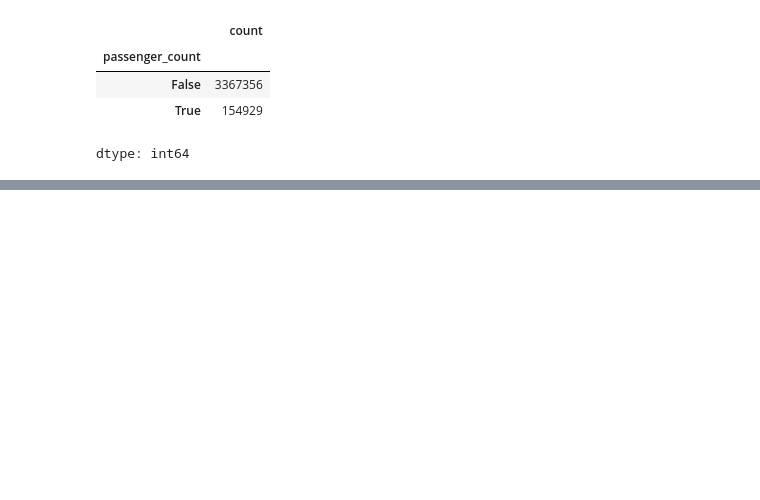
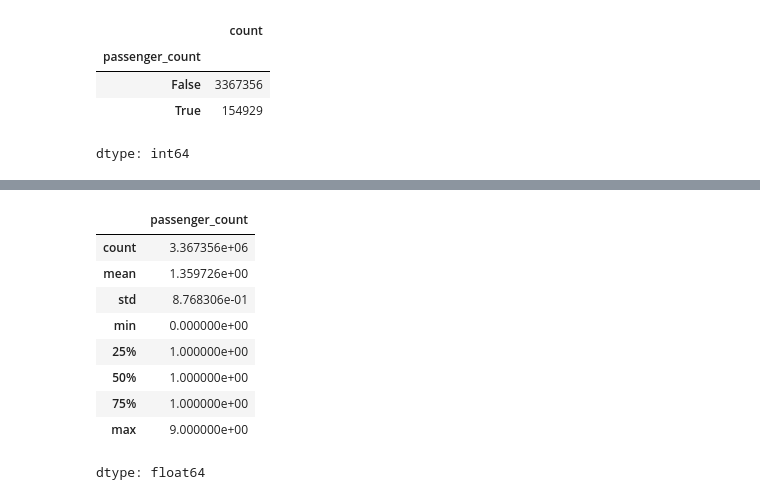
Before and after one commit to CrissRMFI/TA047R-2C2024-GRUPO08, a Jupyter notebook: TA047R_TP1_GRUPOXX_ENTREGA_EJ01.ipynb, the cells around one changed output, grey strips where cells are left out. Cells and saved outputs as stored; diff of their text form; code cells hidden in the pictures; blank space fills up the shorter version.

```diff
--- a/TA047R_TP1_GRUPOXX_ENTREGA_EJ01.ipynb
+++ b/TA047R_TP1_GRUPOXX_ENTREGA_EJ01.ipynb
@@ -146,0 +139,13 @@ dtype: int64
+# %%
+trips_oct["passenger_count"].describe()
+# %% [output]
+|  | passenger_count |
+| count | 3.367356e+06 |
+| mean | 1.359726e+00 |
+| std | 8.768306e-01 |
+| min | 0.000000e+00 |
+| 25% | 1.000000e+00 |
+| 50% | 1.000000e+00 |
+| 75% | 1.000000e+00 |
+| max | 9.000000e+00 |
+dtype: float64
```
Also changed, not shown: parts of 8 cells of this notebook.
